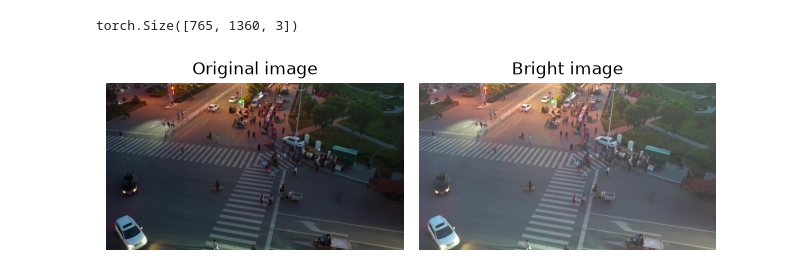
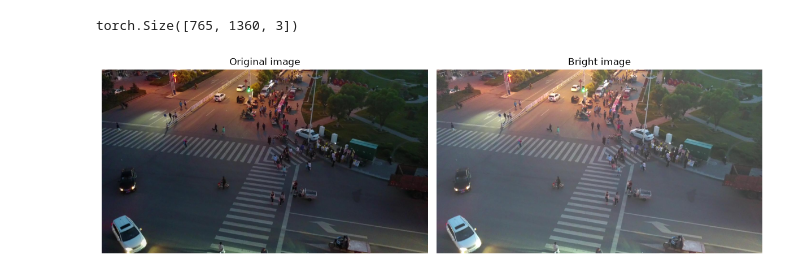
Before and after one commit to khanim-abdullayeva/UAV-Object-Detection-Tracking, a Jupyter notebook: notebooks/02_pytorch_fundamentals.ipynb, the cells around one changed output. Saved outputs shown, nothing was run; the diff lists cells and outputs as text; code cells hidden in the pictures.

```diff
--- a/notebooks/02_pytorch_fundamentals.ipynb
+++ b/notebooks/02_pytorch_fundamentals.ipynb
@@ -67,17 +72,21 @@ bright_image_hwc.shape
 # %% [output]
 torch.Size([765, 1360, 3])
 # %%
-fig, axes = plt.subplots(1,2)
+# Compare the original and brightness-adjusted UAV images
+fig, axes = plt.subplots(1, 2, figsize = (12, 5))
 
+# Display the original RGB image
 axes[0].imshow(rgb_image)
 axes[0].axis("off")
 axes[0].set_title("Original image")
 
+# Display the brightness-adjusted image
 axes[1].imshow(bright_image_hwc)
 axes[1].axis("off")
 axes[1].set_title("Bright image")
 
+# Adjust subplot spacing and display the comparison
 plt.tight_layout()
 plt.show()
 # %% [output]
-[figure, old version]
+[figure, new version]
```
Also changed, not shown: parts of 2 cells of this notebook.
